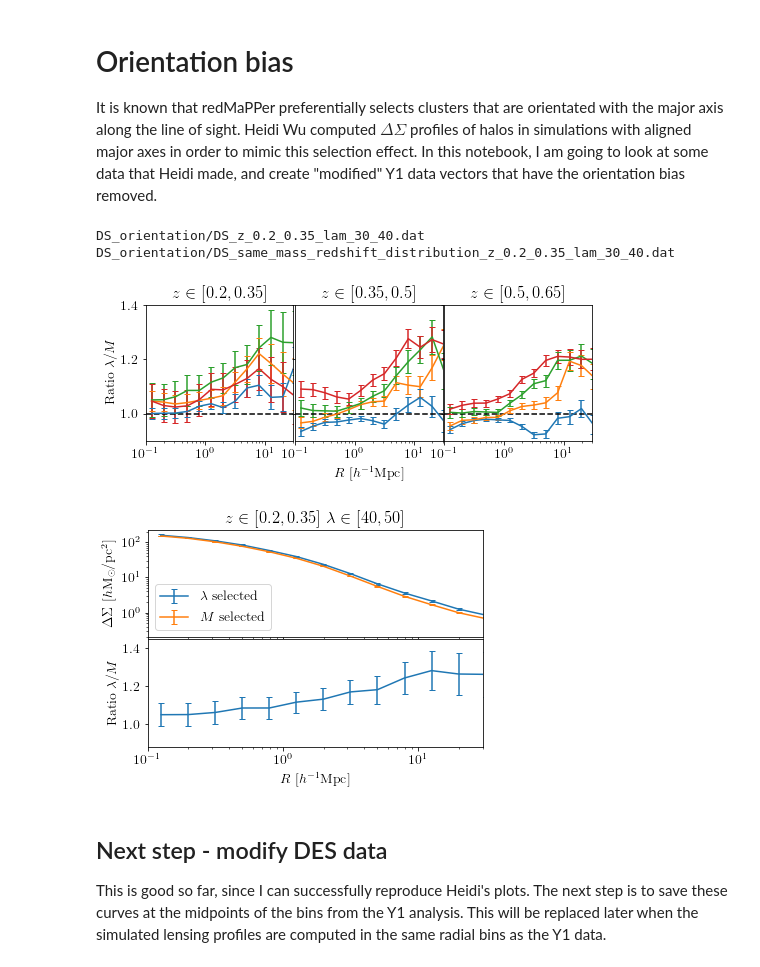
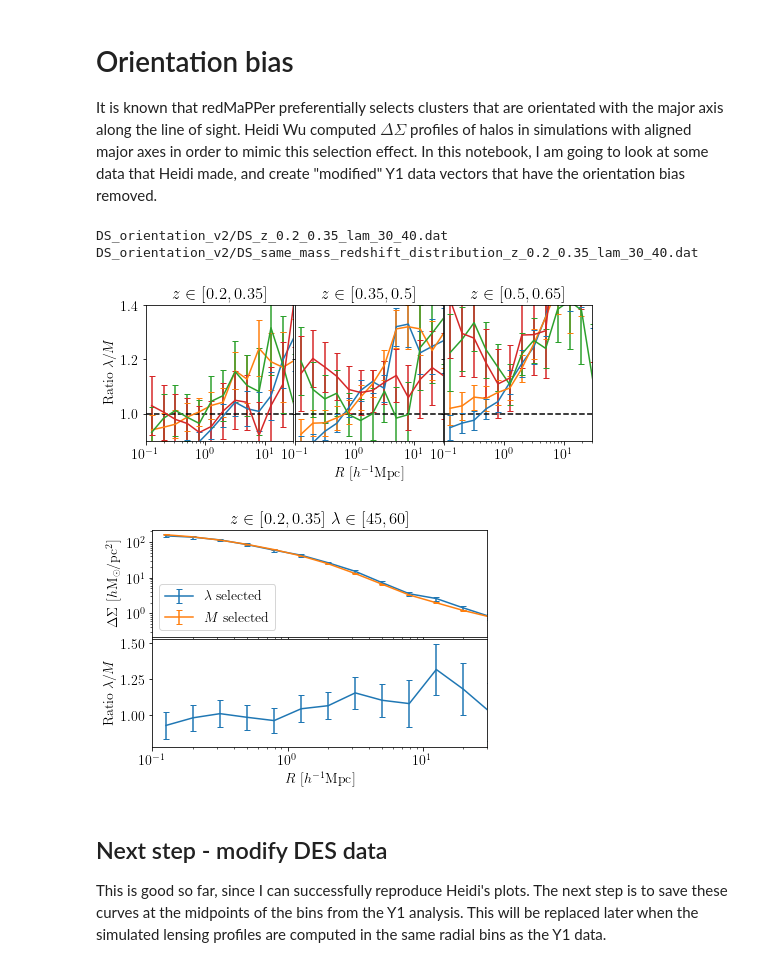
Before and after one commit to tmcclintock/redmapper_lensing_tests, a Jupyter notebook: orientation/Making_orientation_data.ipynb, the cells around one changed output. Saved outputs shown, nothing was run; the diff lists cells and outputs as text; code cells hidden in the pictures.

```diff
--- a/orientation/Making_orientation_data.ipynb
+++ b/orientation/Making_orientation_data.ipynb
@@ -16,18 +16,18 @@ plt.rc("errorbar", capsize=3)
 def richness_selected_path(z_low, z_high, lambda_low, lambda_high):
     zl = ("%.2f"%(z_low)).rstrip("0")
     zh = ("%.2f"%(z_high)).rstrip("0")
-    return "DS_orientation/DS_z_%s_%s_lam_%d_%d.dat"%(zl, zh, lambda_low, lambda_high)
+    return "DS_orientation_v2/DS_z_%s_%s_lam_%d_%d.dat"%(zl, zh, lambda_low, lambda_high)
 
 def mass_selected_path(z_low, z_high, lambda_low, lambda_high):
     zl = ("%.2f"%(z_low)).rstrip("0")
     zh = ("%.2f"%(z_high)).rstrip("0")
-    return "DS_orientation/DS_same_mass_redshift_distribution_z_%s_%s_lam_%d_%d.dat"%(zl, zh, lambda_low, lambda_high)
+    return "DS_orientation_v2/DS_same_mass_redshift_distribution_z_%s_%s_lam_%d_%d.dat"%(zl, zh, lambda_low, lambda_high)
 # %%
 print(richness_selected_path(0.2, 0.35, 30, 40))
 print(mass_selected_path(0.2, 0.35, 30, 40))
 # %% [output]
-DS_orientation/DS_z_0.2_0.35_lam_30_40.dat
-DS_orientation/DS_same_mass_redshift_distribution_z_0.2_0.35_lam_30_40.dat
+DS_orientation_v2/DS_z_0.2_0.35_lam_30_40.dat
+DS_orientation_v2/DS_same_mass_redshift_distribution_z_0.2_0.35_lam_30_40.dat
 # %%
 def get_richness_selected_data(z_low, z_high, lambda_low, lambda_high):
     #Distances are Mpc/h comoving, mass is Msun/h
@@ -47,36 +47,36 @@ def get_ratio(z_low, z_high, lambda_low, lambda_high):
 # %%
 #Read in everything and visually check
 zlos = [0.2, 0.35, 0.5]
 zhis = [0.35, 0.5, 0.65]
-lamlos = [20, 30, 40, 50]
-lamhis = [30, 40, 50, 10000]
+lamlos = [20, 30, 45, 60]
+lamhis = [30, 45, 60, 10000]
 
 fig, axes = plt.subplots(ncols = 3, nrows = 1, sharex=True, sharey=True, figsize = (8,3))
 plt.subplots_adjust(wspace = 0.01, bottom=0.25)
 for zi, zlo in enumerate(zlos):
     zhi = zhis[zi]
     zl = ("%.2f"%(zlo)).rstrip("0")
     zh = ("%.2f"%(zhi)).rstrip("0")
     axes[zi].set_title(r"$z\in[%s, %s]$"%(zl, zh))
     axes[zi].axhline(1.0, color="k", ls="--")
 
     for lj, lamlo in enumerate(lamlos):
         lamhi = lamhis[lj]
         Rp, X, Xerr = get_ratio(zlo, zhi, lamlo, lamhi)
         axes[zi].errorbar(Rp, X, Xerr)
         axes[zi].set_xlim(0.1, 30)
         axes[zi].set_xscale('log')
         axes[zi].set_ylim(0.9, 1.4)
 axes[1].set_xlabel(r"$R\ [h^{-1}{\rm Mpc}]$")
 axes[0].set_ylabel(r"Ratio $\lambda / M$")
 fig.savefig("ratio_of_data.png", dpi=300, bbox_inche='tight')
 # %% [output]
-[figure, old version]
+[figure, new version]
 # %%
 z_low = 0.2
 z_high = 0.35
-lam_low = 40
-lam_high = 50
+lam_low = 45
+lam_high = 60
 zl = ("%.2f"%(z_low)).rstrip("0")
 zh = ("%.2f"%(z_high)).rstrip("0")
 Rp1, DS1, err1 = get_richness_selected_data(z_low, z_high, lam_low, lam_high)
@@ -98,7 +98,7 @@ ax[0].set_ylabel(r"$\Delta\Sigma\ [h{\rm M_\odot/pc^2}]$")
 ax[0].set_title("$z\in[%s, %s]\ \lambda\in[%d, %d]$"%(zl, zh, lam_low, lam_high))
 fig.savefig("single_bin_reproduction.png", dpi=300, bbox_inches='tight')
 # %% [output]
-[figure, old version]
+[figure, new version]
 # %% [markdown]
 ## Next step - modify DES data
 
```
Also changed, not shown: parts of 3 cells of this notebook, 12 other files.
